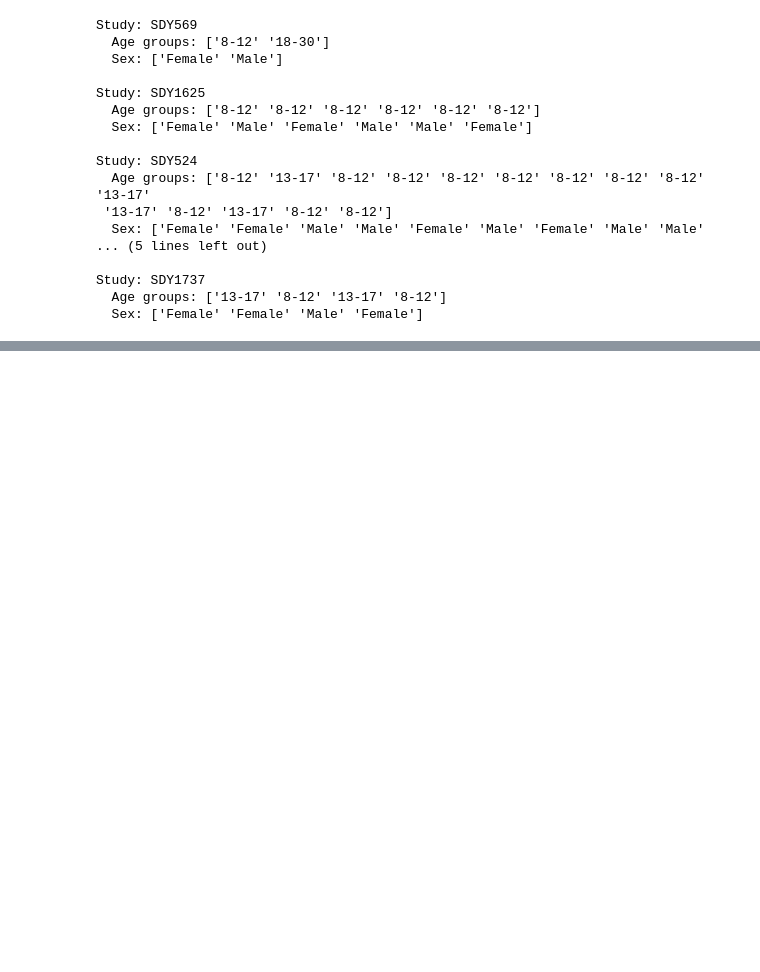
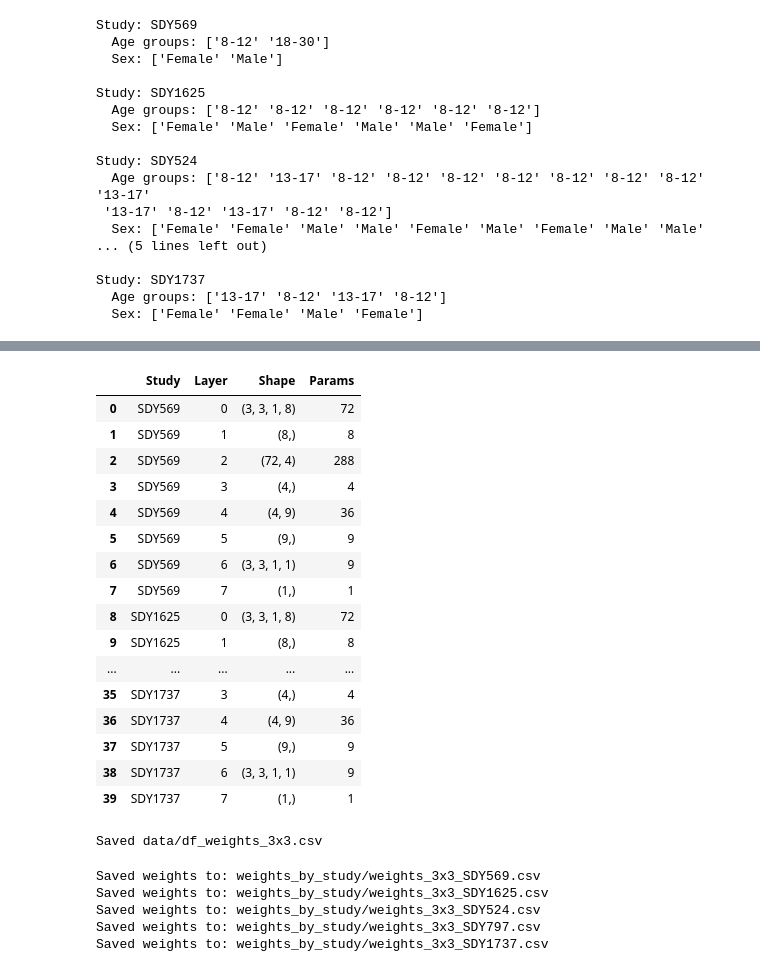
Before and after one commit to NIH-NLM/oadr-autoantibody, a Jupyter notebook: ipynb/antibody_cnn_unsupervised_test_3x3.ipynb, the cells around one changed output, grey strips where cells are left out. Saved outputs shown, nothing was run; the diff lists cells and outputs as text; code cells hidden in the pictures; blank space fills up the shorter version.

Commit message:
two models complete 3x1 and 3x3

```diff
--- a/ipynb/antibody_cnn_unsupervised_test_3x3.ipynb
+++ b/ipynb/antibody_cnn_unsupervised_test_3x3.ipynb
@@ -468,0 +488,69 @@ plot_antibody_mse_by_demographics(mse_summaries_3x3)
+# %%
+import pandas as pd
+import numpy as np
+from tensorflow.keras.models import load_model
+
+def summarize_model_weights(weights_dict_3x3):
+    summary_rows_3x3 = []
+
+    for study, weights in weights_dict_3x3.items():
+        if weights is None:
+            summary_rows_3x3.append({"Study": study, "Layer": "N/A", "Shape": "N/A", "Params": "N/A"})
+            continue
+
+        for i, w in enumerate(weights):
+            summary_rows_3x3.append({
+                "Study": study,
+                "Layer": f"{i}",
+                "Shape": str(w.shape),
+                "Params": np.prod(w.shape)
+            })
+
+    df_summary_3x3 = pd.DataFrame(summary_rows_3x3)
+    return df_summary_3x3
+# %%
+def extract_model_weights_per_study(mse_summaries_3x3):
+    weights_dict_3x3 = {}
+
+    for study in mse_summaries_3x3.keys():
+        model_path = f"models/{study}_3x3_model.keras"
+
+        try:
+            model = load_model(model_path)
+            weights = model.get_weights()
+            weights_dict_3x3[study] = weights
+        except Exception as e:
+            print(f"Could not load model for {study}: {e}")
+            weights_dict_3x3[study] = None
+
+    return weights_dict_3x3
+# %%
+weights_dict_3x3 = extract_model_weights_per_study(mse_summaries_3x3)
+df_weights_3x3 = summarize_model_weights(weights_dict_3x3)
+display(df_weights_3x3)
+# %% [output]
+|  | Study | Layer | Shape | Params |
+| 0 | SDY569 | 0 | (3, 3, 1, 8) | 72 |
+| 1 | SDY569 | 1 | (8,) | 8 |
+| 2 | SDY569 | 2 | (72, 4) | 288 |
+| 3 | SDY569 | 3 | (4,) | 4 |
+| 4 | SDY569 | 4 | (4, 9) | 36 |
+| 5 | SDY569 | 5 | (9,) | 9 |
+| 6 | SDY569 | 6 | (3, 3, 1, 1) | 9 |
+| 7 | SDY569 | 7 | (1,) | 1 |
+| 8 | SDY1625 | 0 | (3, 3, 1, 8) | 72 |
+| 9 | SDY1625 | 1 | (8,) | 8 |
+| ... | ... | ... | ... | ... |
+| 35 | SDY1737 | 3 | (4,) | 4 |
+| 36 | SDY1737 | 4 | (4, 9) | 36 |
+| 37 | SDY1737 | 5 | (9,) | 9 |
+| 38 | SDY1737 | 6 | (3, 3, 1, 1) | 9 |
+| 39 | SDY1737 | 7 | (1,) | 1 |
+# %%
+import pandas as pd
+
+# Assuming you already have weights_summary (from previous cell or code)
+df_weights_3x3.to_csv("data/df_weights_3x3.csv", index=False)
+print("Saved data/df_weights_3x3.csv")
+# %% [output]
+Saved data/df_weights_3x3.csv
@@ -468,0 +606,9 @@ plot_antibody_mse_by_demographics(mse_summaries_3x3)
+# %%
+# Run the function
+export_weights_to_csv(weights_dict_3x3)
+# %% [output]
+Saved weights to: weights_by_study/weights_3x3_SDY569.csv
+Saved weights to: weights_by_study/weights_3x3_SDY1625.csv
+Saved weights to: weights_by_study/weights_3x3_SDY524.csv
+Saved weights to: weights_by_study/weights_3x3_SDY797.csv
+Saved weights to: weights_by_study/weights_3x3_SDY1737.csv
```
Also changed, not shown: parts of 7 cells of this notebook, 34 other files.
